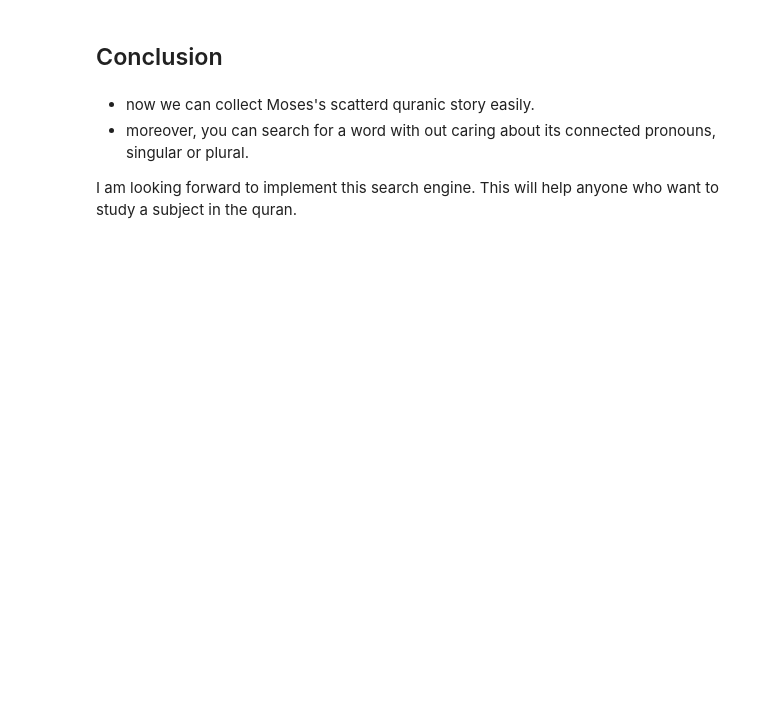
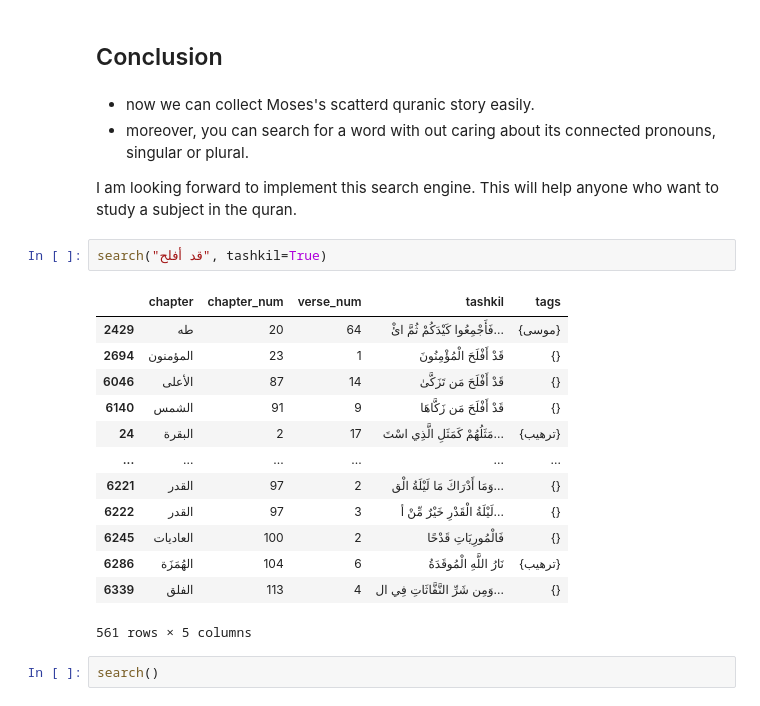
Before and after one commit to Saleh-Alabbas/search_engine_on_the_Quran, a Jupyter notebook: python/search_engine.ipynb, the cells around one changed output. Drawn from its saved outputs; the diff is of its cells as text; blank space fills up the shorter version.

```diff
--- a/python/search_engine.ipynb
+++ b/python/search_engine.ipynb
@@ -1037,3 +1039,21 @@ quran.to_pickle("../pickle/tagged_quran.pkl")
 - moreover, you can search for a word with out caring about its connected pronouns, singular or plural.
 
 I am looking forward to implement this search engine. This will help anyone who want to study a subject in the quran.
+# %%
+search("قد أفلح", tashkil=True)
+# %% [output]
+|  | chapter | chapter_num | verse_num | tashkil | tags |
+| 2429 | طه | 20 | 64 | فَأَجْمِعُوا كَيْدَكُمْ ثُمَّ ائْ... | {موسى} |
+| 2694 | المؤمنون | 23 | 1 | قَدْ أَفْلَحَ الْمُؤْمِنُونَ | {} |
+| 6046 | الأعلى | 87 | 14 | قَدْ أَفْلَحَ مَن تَزَكَّىٰ | {} |
+| 6140 | الشمس | 91 | 9 | قَدْ أَفْلَحَ مَن زَكَّاهَا | {} |
+| 24 | البقرة | 2 | 17 | مَثَلُهُمْ كَمَثَلِ الَّذِي اسْتَ... | {ترهيب} |
+| ... | ... | ... | ... | ... | ... |
+| 6221 | القدر | 97 | 2 | وَمَا أَدْرَاكَ مَا لَيْلَةُ الْق... | {} |
+| 6222 | القدر | 97 | 3 | لَيْلَةُ الْقَدْرِ خَيْرٌ مِّنْ أ... | {} |
+| 6245 | العاديات | 100 | 2 | فَالْمُورِيَاتِ قَدْحًا | {} |
+| 6286 | الهُمَزَة | 104 | 6 | نَارُ اللَّهِ الْمُوقَدَةُ | {ترهيب} |
+| 6339 | الفلق | 113 | 4 | وَمِن شَرِّ النَّفَّاثَاتِ فِي ال... | {} |
+561 rows × 5 columns
+# %%
+search()
```
Also changed, not shown: parts of 4 cells of this notebook.
